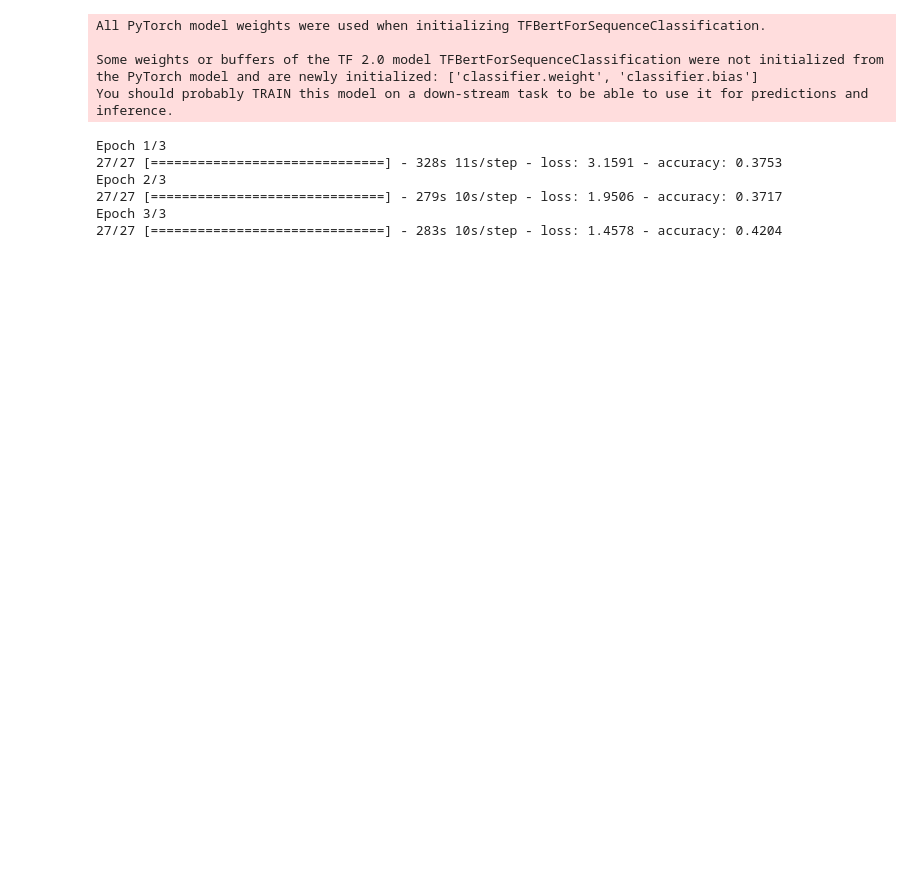
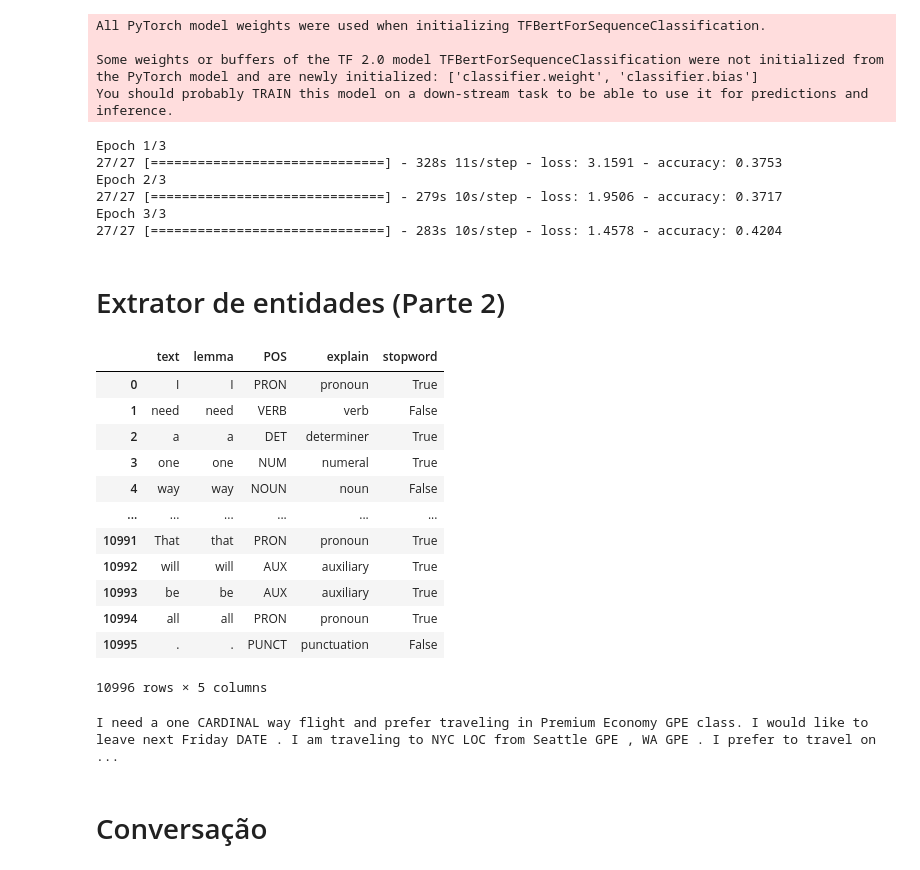
Before and after one commit to annaluizacaraciolo/pln_chatbot, a Jupyter notebook: PassagensChatbot.ipynb, the cells around one changed output. Cells and saved outputs as stored; diff of their text form; code cells hidden in the pictures; blank space fills up the shorter version.

```diff
--- a/PassagensChatbot.ipynb
+++ b/PassagensChatbot.ipynb
@@ -19,6 +19,8 @@ Script para coletar apenas as utterances (frases) do usuário e armazená-las nu
 # %%
 import json
 
+# text_for_entity_extraction é usado pelo extrator de intenções na parte 2 deste notebook
+text_for_entity_extraction = ""
 if __name__ == '__main__':
     with open("dialogues_018.json", 'r') as file:
         data_018 = json.load(file)
@@ -37,6 +39,8 @@ if __name__ == '__main__':
                 f = open(file_path, "w+")
                 f.write(utterance)
                 f.close()
+
+                text_for_entity_extraction += utterance + " "
 # %% [markdown]
 Armazenar numa estrutura para treinamento no Keras
 # %%
@@ -407,3 +396,5 @@ Epoch 2/3
 27/27 [==============================] - 279s 10s/step - loss: 1.9506 - accuracy: 0.3717
 Epoch 3/3
 27/27 [==============================] - 283s 10s/step - loss: 1.4578 - accuracy: 0.4204
+# %% [markdown]
+# Extrator de entidades (Parte 2)
@@ -409,0 +404,43 @@ Epoch 3/3
+# %%
+import spacy
+
+nlp = spacy.load("en_core_web_sm")
+# %%
+doc = nlp(text_for_entity_extraction)
+
+for token in doc:
+    print(token.text, token.lemma_, token.pos_, token.is_stop)
+# %%
+import pandas as pd
+
+cols = ("text", "lemma", "POS", "explain", "stopword")
+rows = []
+
+for t in doc:
+    row = [t.text, t.lemma_, t.pos_, spacy.explain(t.pos_), t.is_stop]
+    rows.append(row)
+
+df = pd.DataFrame(rows, columns=cols)
+
+df
+# %% [output]
+|  | text | lemma | POS | explain | stopword |
+| 0 | I | I | PRON | pronoun | True |
+| 1 | need | need | VERB | verb | False |
+| 2 | a | a | DET | determiner | True |
+| 3 | one | one | NUM | numeral | True |
+| 4 | way | way | NOUN | noun | False |
+| ... | ... | ... | ... | ... | ... |
+| 10991 | That | that | PRON | pronoun | True |
+| 10992 | will | will | AUX | auxiliary | True |
+| 10993 | be | be | AUX | auxiliary | True |
+| 10994 | all | all | PRON | pronoun | True |
+| 10995 | . | . | PUNCT | punctuation | False |
+10996 rows × 5 columns
+# %%
+from spacy import displacy
+displacy.render(doc, style="ent", jupyter=True)
+# %% [output]
+I need a one CARDINAL way flight and prefer traveling in Premium Economy GPE class. I would like to leave next Friday DATE . I am traveling to NYC LOC from Seattle GPE , WA GPE . I prefer to travel on ...
+# %% [markdown]
+# Conversação
```
Also changed, not shown: parts of 12 cells of this notebook.
